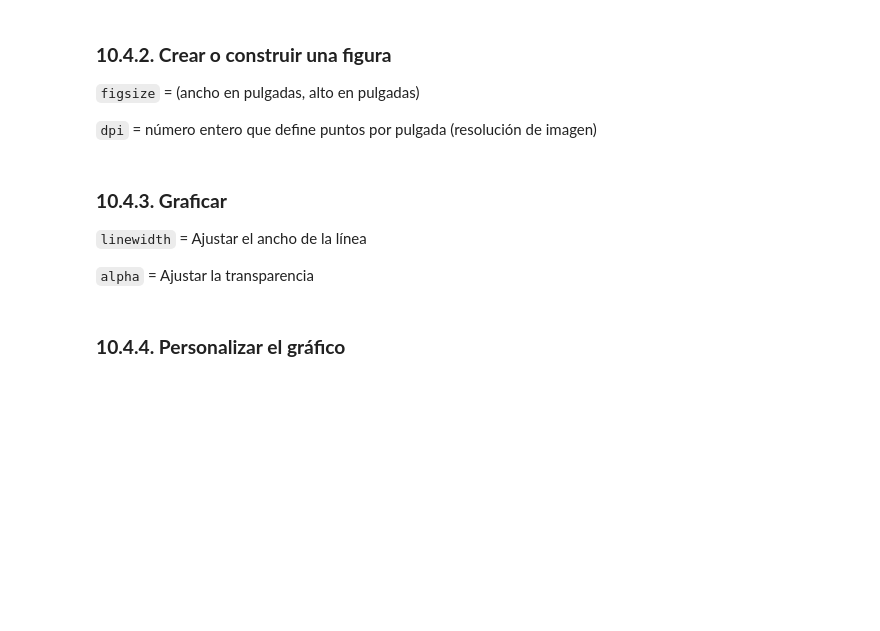
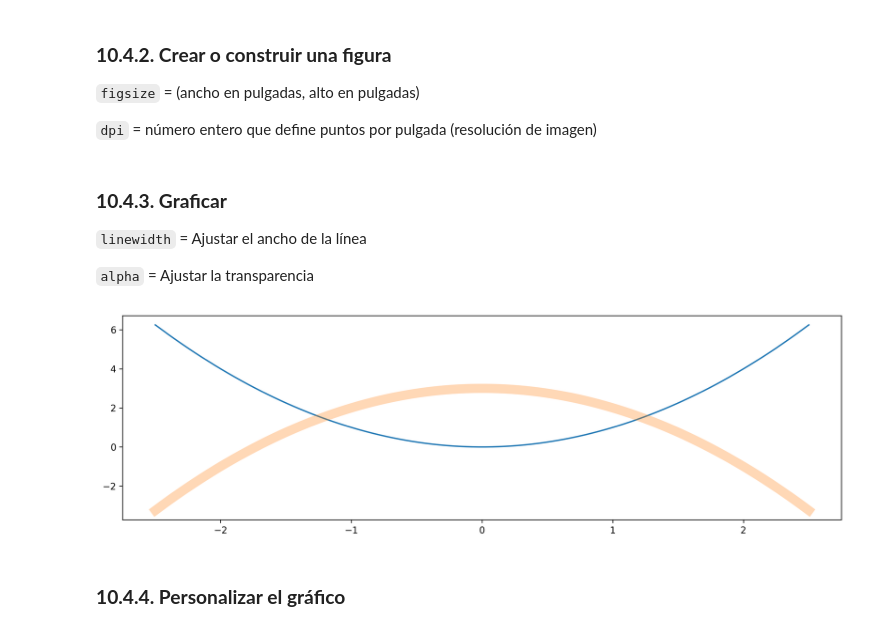
Before and after one commit to estebangonzalezITM/ProgramacionAvanzada, a Jupyter notebook: Notebooks/10_Matplotlib.ipynb, the cells around one changed output. Saved outputs shown, nothing was run; the diff lists cells and outputs as text; code cells hidden in the pictures; blank space fills up the shorter version.

```diff
--- a/Notebooks/10_Matplotlib.ipynb
+++ b/Notebooks/10_Matplotlib.ipynb
@@ -384,10 +426,13 @@ plt.figure(figsize=(14,4), dpi=300) # , facecolor='lightgray'
 
 `alpha` = Ajustar la transparencia
 # %%
+plt.figure(figsize=(14,4), dpi=300)
 plt.plot(t,u)
-plt.plot(t,-u+3, linewidth=5, alpha=0.5)
+plt.plot(t,-u+3, linewidth=10, alpha=0.3)
 
 plt.show()
+# %% [output]
+[figure, added]
 # %% [markdown]
   ### __10.4.4. Personalizar el gráfico__
 # %%
```
Also changed, not shown: parts of 21 cells of this notebook, 1 other file.
